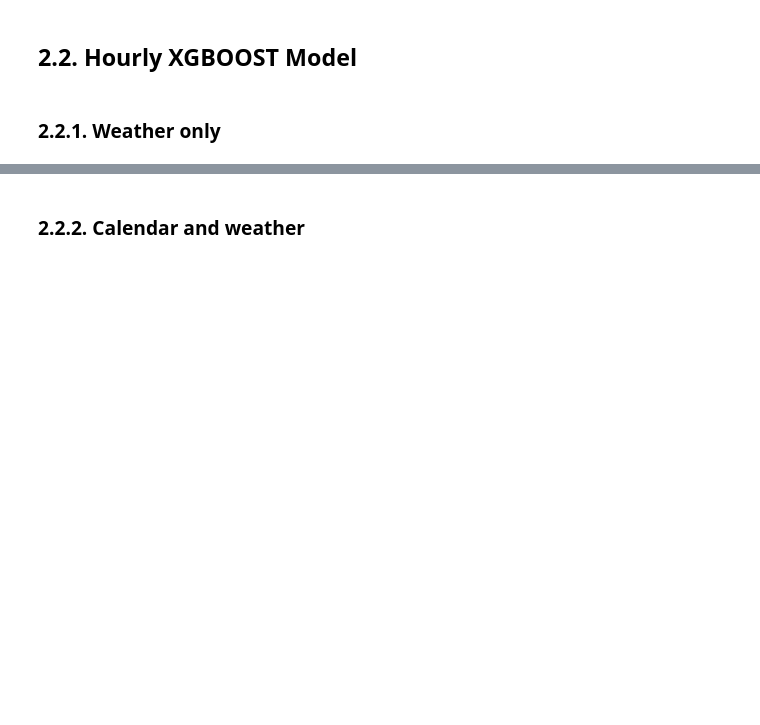
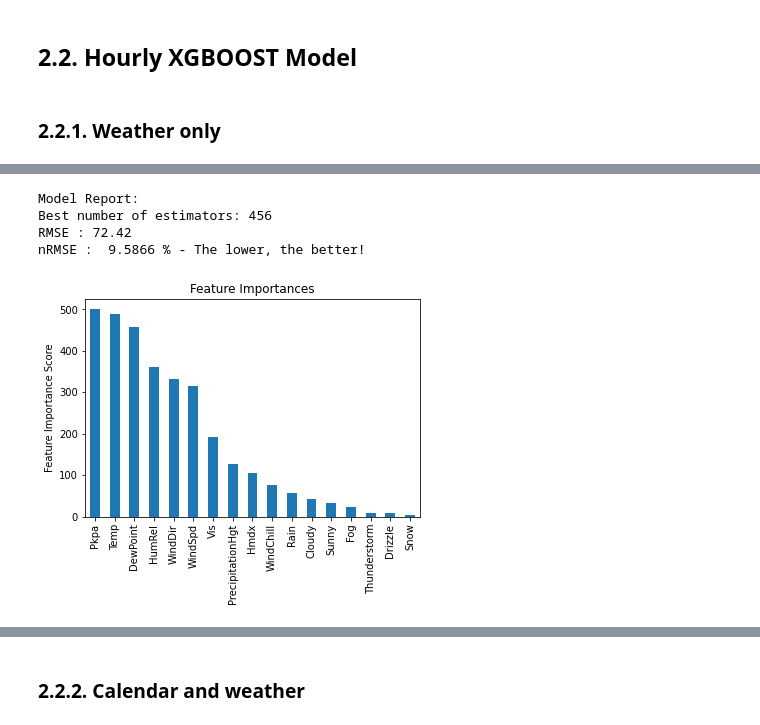
Before and after one commit to gbincoletto/MATH80629A, a Jupyter notebook: ML_Project_BIXI_Predictions.ipynb, the cells around one changed output, grey strips where cells are left out. Saved outputs shown, nothing was run; the diff lists cells and outputs as text; code cells hidden in the pictures; blank space fills up the shorter version.

```diff
--- a/ML_Project_BIXI_Predictions.ipynb
+++ b/ML_Project_BIXI_Predictions.ipynb
@@ -1161,3 +971,12 @@ RMSE : 517.22
+# %%
+# Fit for duration
+modelfit(xgb_W1_Y,X,Y2)
+# %% [output]
+Model Report:
+Best number of estimators: 456
+RMSE : 72.42
+nRMSE :  9.5866 % - The lower, the better!
+[figure, added]
 # %%
 # Tune-in of parameters from https://www.analyticsvidhya.com/blog/2016/03/complete-guide-parameter-tuning-xgboost-with-codes-python/
 # Step 1: max_depth,min_child_weight
```
Also changed, not shown: parts of 72 cells of this notebook.
